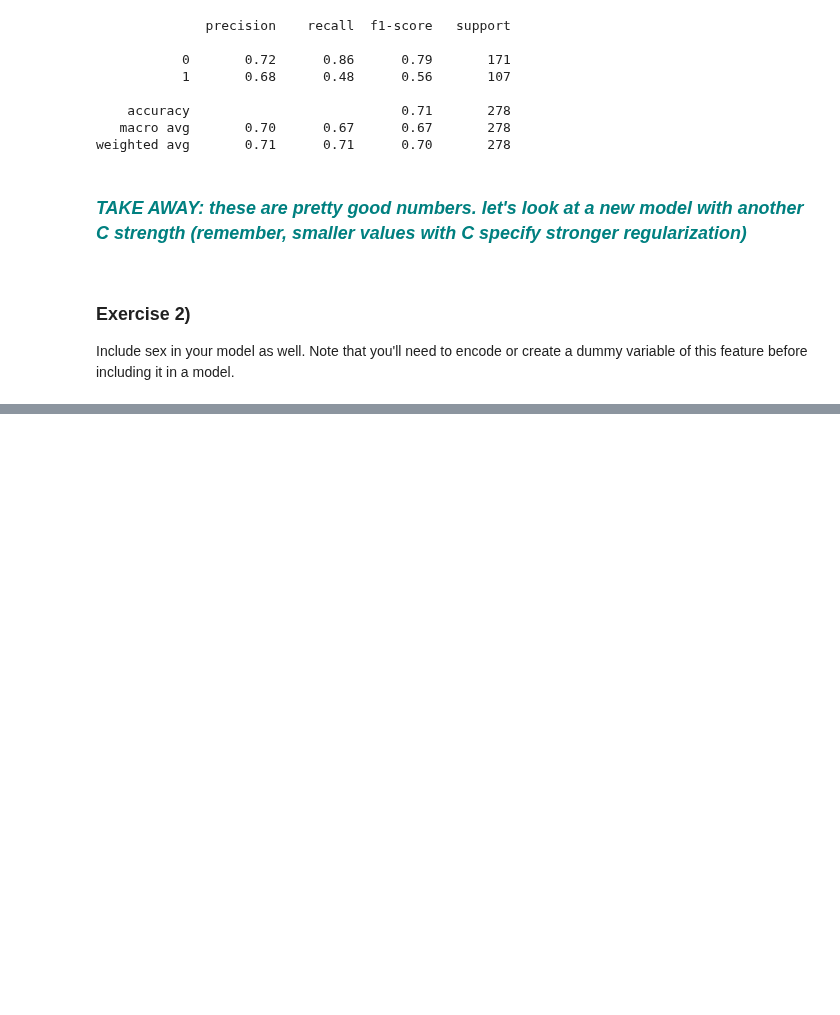
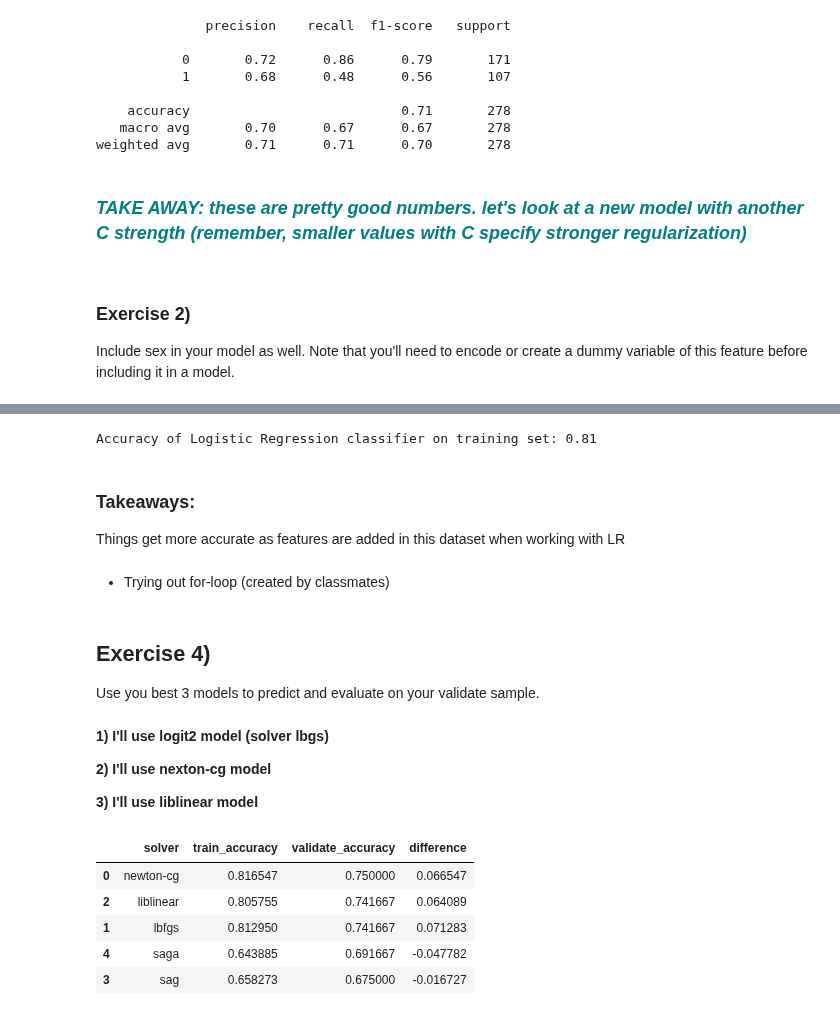
Before and after one commit to jeneyring/classification-exercises, a Jupyter notebook: model.ipynb, the cells around one changed output, grey strips where cells are left out. Drawn from its saved outputs; the diff is of its cells as text; code cells hidden in the pictures; blank space fills up the shorter version.

```diff
--- a/model.ipynb
+++ b/model.ipynb
@@ -1161,0 +1118,3 @@ Things get more accurate as features are added in this dataset when working with
+# %%
+# from sklearn.linear_model import LogisticRegression
+logit2 = LogisticRegression(C=1, random_state=123, intercept_scaling=1, solver='lbfgs')
@@ -1161,0 +1123,2 @@ Things get more accurate as features are added in this dataset when working with
+# %%
+logit2.fit(X_train, y_train)
@@ -1161,0 +1148,62 @@ Things get more accurate as features are added in this dataset when working with
+# %%
+
+y_pred_proba = logit2.predict_proba(X_train)
+
+### Evaluating model:
+
+#Accuracy of the models logistic classifier
+print('Accuracy of Logistic Regression classifier on training set: {:.2f}'
+     .format(logit2.score(X_train, y_train)))
+# %% [output]
+Accuracy of Logistic Regression classifier on training set: 0.81
+# %% [markdown]
+### Takeaways:
+Things get more accurate as features are added in this dataset when working with LR
+# %% [markdown]
+- Trying out for-loop (created by classmates)
+# %% [markdown]
+## Exercise 4)
+Use you best 3 models to predict and evaluate on your validate sample.
+# %% [markdown]
+<b> 1) I'll use logit2 model (solver lbgs)</b>
+
+<b> 2) I'll use nexton-cg  model </b>
+
+<b> 3) I'll use liblinear model </b>
+# %%
+lr_metrics = []
+solvers = ['newton-cg','lbfgs','liblinear','sag','saga']
+
+#looping through the different LR solvers:
+
+for i in solvers:
+    #create regression model:
+    logit = LogisticRegression( C=1, random_state=123, intercept_scaling=1, solver=i)
+
+    # fitting the model to the data:
+    logit.fit(X_train, y_train)
+
+    #finding and validating the accuracy scores
+    train_accuracy = logit.score(X_train,y_train)
+    validate_accuracy = logit.score(X_validate,y_validate)
+
+    output = {
+        "solver": i,
+        "train_accuracy": train_accuracy,
+        "validate_accuracy": validate_accuracy
+    }
+
+    lr_metrics.append(output)
+
+lr_metrics
+
+lr_metrics = pd.DataFrame(lr_metrics)
+lr_metrics['difference'] = lr_metrics.train_accuracy - lr_metrics.validate_accuracy
+lr_metrics[lr_metrics.difference <= 0.10].sort_values(by=['validate_accuracy', 'difference'], ascending = [False,True])
+# %% [output]
+|  | solver | train_accuracy | validate_accuracy | difference |
+| 0 | newton-cg | 0.816547 | 0.750000 | 0.066547 |
+| 2 | liblinear | 0.805755 | 0.741667 | 0.064089 |
+| 1 | lbfgs | 0.812950 | 0.741667 | 0.071283 |
+| 4 | saga | 0.643885 | 0.691667 | -0.047782 |
+| 3 | sag | 0.658273 | 0.675000 | -0.016727 |
```
Also changed, not shown: parts of 54 cells of this notebook.
